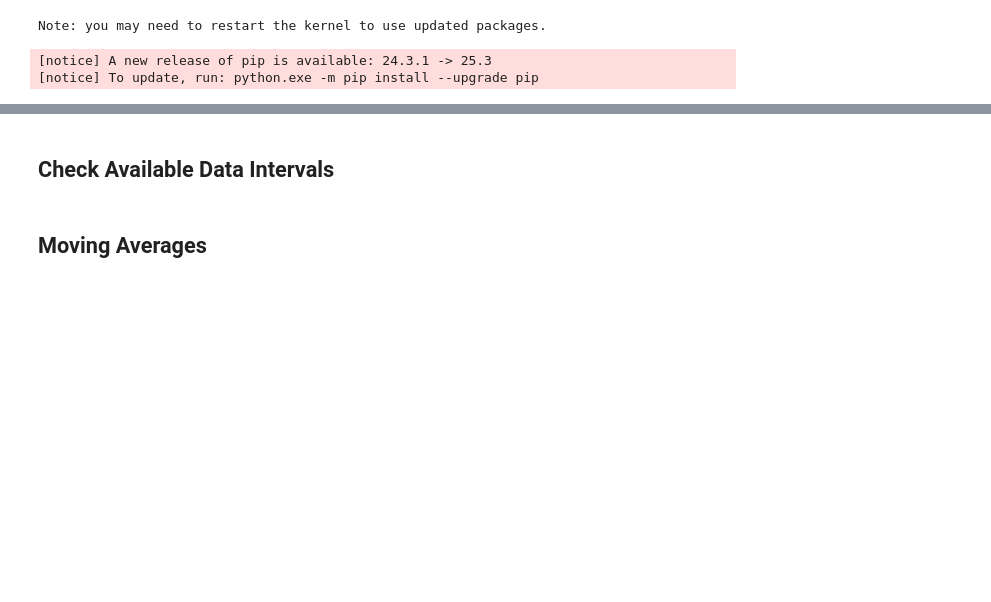
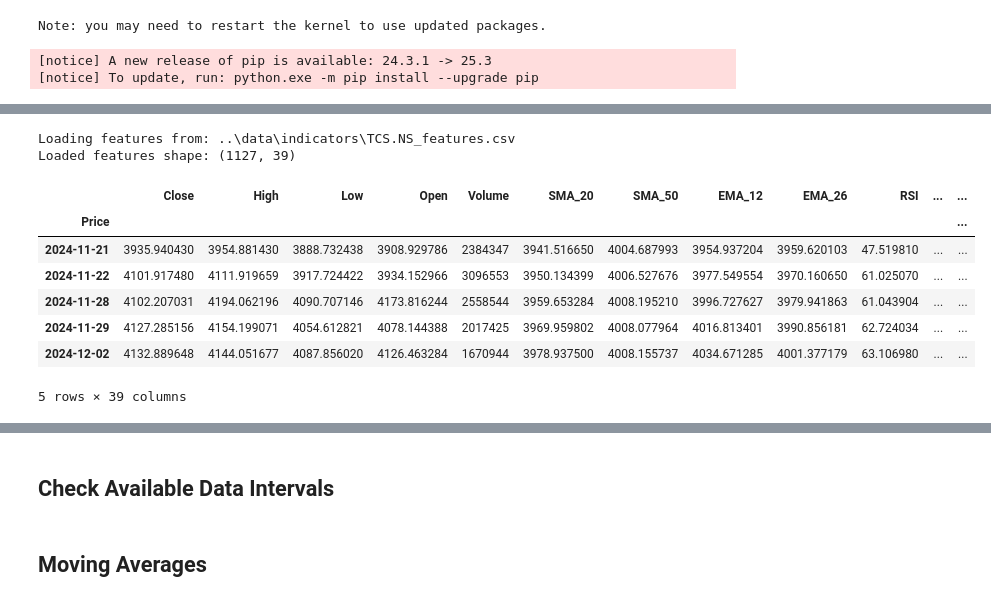
Before and after one commit to nkmehta216/SnowMore, a Jupyter notebook: algo-trading-project/notebooks/02_indicators.ipynb, the cells around one changed output, grey strips where cells are left out. Saved outputs shown, nothing was run; the diff lists cells and outputs as text; code cells hidden in the pictures; blank space fills up the shorter version.

```diff
--- a/algo-trading-project/notebooks/02_indicators.ipynb
+++ b/algo-trading-project/notebooks/02_indicators.ipynb
@@ -96,0 +23,65 @@ for ticker in DEFAULT_TICKERS:
+# %%
+import pandas as pd
+import pandas_ta as ta
+from pathlib import Path
+import sys
+
+sys.path.insert(0, str(Path.cwd().parent))
+from src.data_collection.load_kaggle_data import load_kaggle_data
+from src.preprocessing.clean_data import clean_ohlcv_data
+from src.utils.config import DEFAULT_TICKERS
+
+# Load sample ticker
+ticker = DEFAULT_TICKERS[0]
+print(f"Loading {ticker}...")
+raw_data = load_kaggle_data(ticker)
+data = clean_ohlcv_data(raw_data)
+
+print(f"Data shape: {data.shape}")
+print(f"Date range: {data.index[0]} to {data.index[-1]}")
+
+# Add technical indicators
+print("\nAdding technical indicators...")
+
+# Moving averages
+data['SMA_20'] = ta.sma(data['Close'], length=20)
+data['SMA_50'] = ta.sma(data['Close'], length=50)
+data['EMA_12'] = ta.ema(data['Close'], length=12)
+data['EMA_26'] = ta.ema(data['Close'], length=26)
+
+# RSI
+data['RSI'] = ta.rsi(data['Close'], length=14)
+
+# MACD
+macd = ta.macd(data['Close'])
+data = pd.concat([data, macd], axis=1)
+
+# Bollinger Bands
+bb = ta.bbands(data['Close'], length=20)
+data = pd.concat([data, bb], axis=1)
+
+# ATR
+data['ATR'] = ta.atr(data['High'], data['Low'], data['Close'], length=14)
+
+# Volume SMA
+data['Volume_SMA_20'] = ta.sma(data['Volume'], length=20)
+
+# Stochastic Oscillator
+stoch = ta.stoch(data['High'], data['Low'], data['Close'])
+data = pd.concat([data, stoch], axis=1)
+
+print(f"Added indicators. New shape: {data.shape}")
+print(f"Columns: {list(data.columns)}")
+print(f"\nFirst few rows with indicators:")
+print(data.iloc[-5:][['Close', 'SMA_20', 'SMA_50', 'RSI', 'ATR']])
+# %% [output]
+Loading features from: ..\data\indicators\TCS.NS_features.csv
+Loaded features shape: (1127, 39)
+|  | Close | High | Low | Open | Volume | SMA_20 | SMA_50 | EMA_12 | EMA_26 | RSI | ... | ... |
+| Price |  |  |  |  |  |  |  |  |  |  |  | ... |
+| 2024-11-21 | 3935.940430 | 3954.881430 | 3888.732438 | 3908.929786 | 2384347 | 3941.516650 | 4004.687993 | 3954.937204 | 3959.620103 | 47.519810 | ... | ... |
+| 2024-11-22 | 4101.917480 | 4111.919659 | 3917.724422 | 3934.152966 | 3096553 | 3950.134399 | 4006.527676 | 3977.549554 | 3970.160650 | 61.025070 | ... | ... |
+| 2024-11-28 | 4102.207031 | 4194.062196 | 4090.707146 | 4173.816244 | 2558544 | 3959.653284 | 4008.195210 | 3996.727627 | 3979.941863 | 61.043904 | ... | ... |
+| 2024-11-29 | 4127.285156 | 4154.199071 | 4054.612821 | 4078.144388 | 2017425 | 3969.959802 | 4008.077964 | 4016.813401 | 3990.856181 | 62.724034 | ... | ... |
+| 2024-12-02 | 4132.889648 | 4144.051677 | 4087.856020 | 4126.463284 | 1670944 | 3978.937500 | 4008.155737 | 4034.671285 | 4001.377179 | 63.106980 | ... | ... |
+5 rows × 39 columns
```
Also changed, not shown: parts of 7 cells of this notebook, 22 other files.
